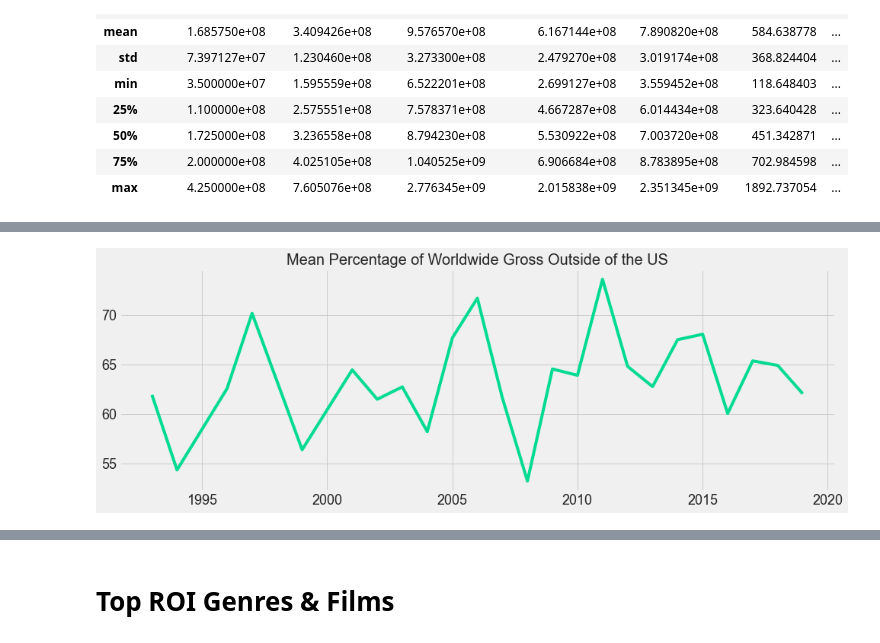
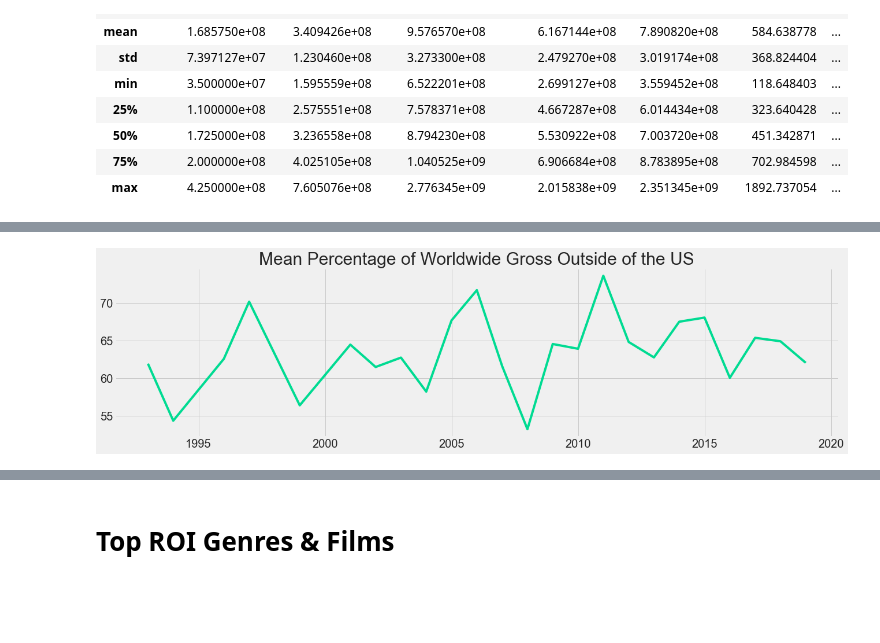
Before and after one commit to jeffreyhwatson/MS_Box_Office_Insights, a Jupyter notebook: MS_Box_Office_Insights.ipynb, the cells around one changed output, grey strips where cells are left out. Drawn from its saved outputs; the diff is of its cells as text; code cells hidden in the pictures; blank space fills up the shorter version.

```diff
--- a/MS_Box_Office_Insights.ipynb
+++ b/MS_Box_Office_Insights.ipynb
@@ -224,7 +224,8 @@ Index(['idx', 'rotten_tomatoes_link', 'movie_title', 'movie_info',
 # renaming columns and checking
 dfr = dfr.rename(columns = {'movie_title':'title', 'release_date':'date',\
                           'content_rating': 'rating', 'genres': 'genres',\
-                          'tomatometer_top_critics_count': 'top', 'tomatometer_fresh_critics_count': 'fresh',\
+                          'tomatometer_top_critics_count': 'top',\
+                            'tomatometer_fresh_critics_count': 'fresh',\
                           'tomatometer_rotten_critics_count': 'rotten'})
 dfr.columns
 # %% [output]
@@ -411,8 +412,10 @@ title_gross = dfr[['title', 'production_budget', 'domestic_gross', 'worldwide_gr
                    'international_gross', 'worldwide_net', 'worldwide_roi',\
                    'percent_intl', 'genres', 'year', 'month']]
 unique_gross_titles = title_gross.drop_duplicates(subset = ['title'])
-top100_gross_films = unique_gross_titles.sort_values(by='worldwide_gross', ascending=False).head(100)
-top20_gross_films = unique_gross_titles.sort_values(by='worldwide_gross', ascending=False).head(20)
+top100_gross_films = unique_gross_titles.sort_values(by='worldwide_gross',\
+                                                     ascending=False).head(100)
+top10_gross_films = unique_gross_titles.sort_values(by='worldwide_gross',\
+                                                    ascending=False).head(10)
 
 #  getting count by year
 t100_count_by_year = pd.DataFrame(top100_gross_films.year.value_counts()).reset_index()
@@ -499,13 +507,15 @@ plt.show()
 # %%
-fig, ax = plt.subplots(figsize=(15,5))
+fig, ax = plt.subplots(figsize=(20,7))
 ax = sns.lineplot(x='year', y='percent_intl', data=top100_gross_films, ci=None)
-ax.tick_params(labelsize=18)
+ax.tick_params(labelsize=20)
 ax.set_xlabel("")
 ax.set_ylabel("")
-ax.set_title( "Mean Percentage of Worldwide Gross Outside of the US", size=20)
+ax.set_title( "Mean Percentage of Worldwide Gross Outside of the US", size=30)
+plt.savefig('5_percent_international',  bbox_inches ="tight", pad_inches = .25,\
+            transparent = False)
 plt.show()
 # %% [output]
-[figure, old version]
+[figure, new version]
 # %%
 # top gross genres; there are overlaps because a film can have multiple genres
 gross_genres = genre_count(top100_gross_films, genres)
```
Also changed, not shown: parts of 47 cells of this notebook, 9 other files.
